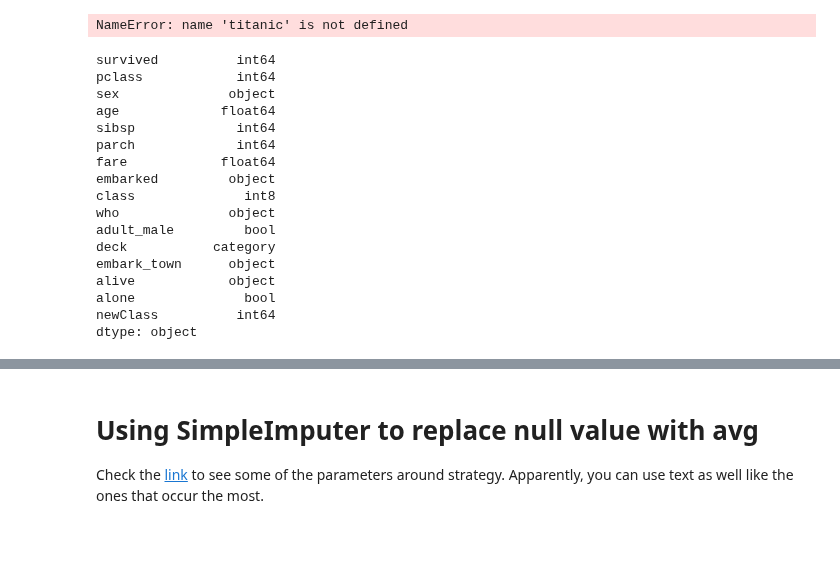
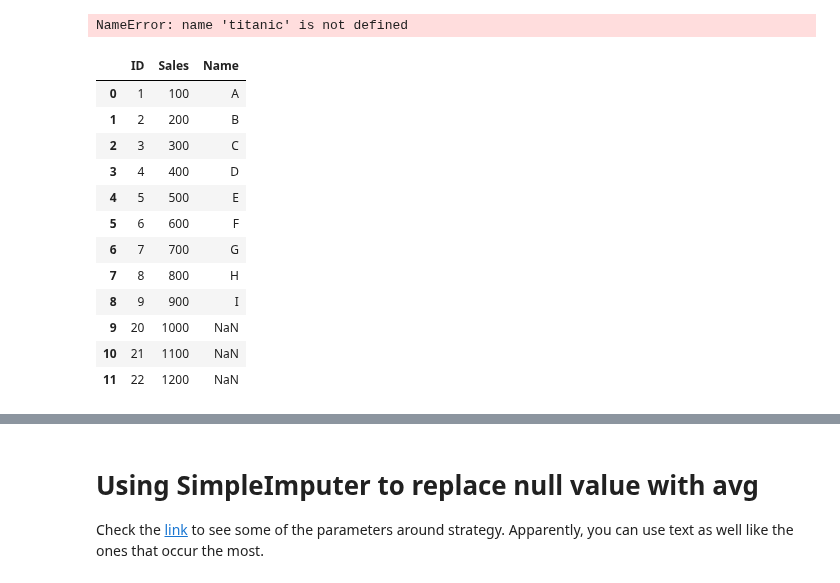
Before and after one commit to RonnyCh/mydsbook, a Jupyter notebook: myBook.ipynb, the cells around one changed output, grey strips where cells are left out. Drawn from its saved outputs; the diff is of its cells as text; code cells hidden in the pictures; blank space fills up the shorter version.

```diff
--- a/myBook.ipynb
+++ b/myBook.ipynb
@@ -564,26 +564,22 @@ titanic['class']= titanic['class'].cat.codes
 titanic.head()
 # %% [output]
 NameError: name 'titanic' is not defined
-# %%
-titanic.dtypes
-# %% [output]
-survived          int64
-pclass            int64
-sex              object
-age             float64
-sibsp             int64
-parch             int64
-fare            float64
-embarked         object
-class              int8
-who              object
-adult_male         bool
-deck           category
-embark_town      object
-alive            object
-alone              bool
-newClass          int64
-dtype: object
+# %%
+df
+# %% [output]
+|  | ID | Sales | Name |
+| 0 | 1 | 100 | A |
+| 1 | 2 | 200 | B |
+| 2 | 3 | 300 | C |
+| 3 | 4 | 400 | D |
+| 4 | 5 | 500 | E |
+| 5 | 6 | 600 | F |
+| 6 | 7 | 700 | G |
+| 7 | 8 | 800 | H |
+| 8 | 9 | 900 | I |
+| 9 | 20 | 1000 | NaN |
+| 10 | 21 | 1100 | NaN |
+| 11 | 22 | 1200 | NaN |
 # %%
 obj_df = df.select_dtypes(include=['object']).copy()
 obj_df.head()
```
Also changed, not shown: parts of 19 cells of this notebook.
